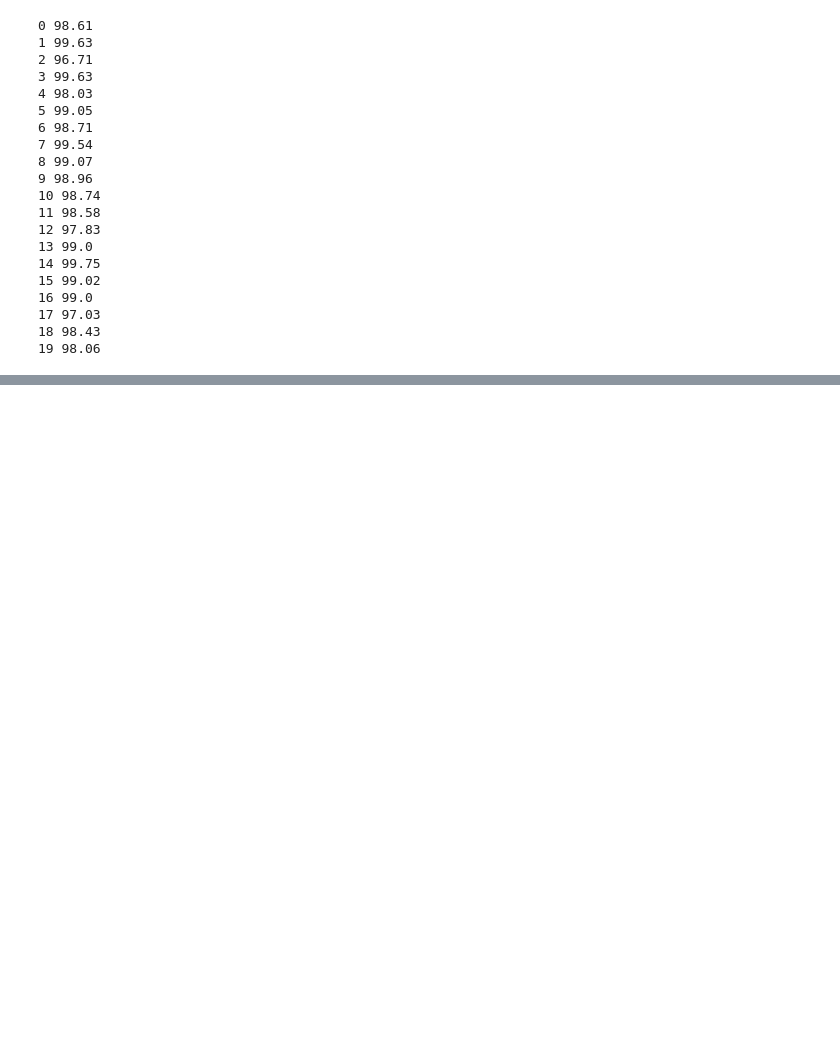
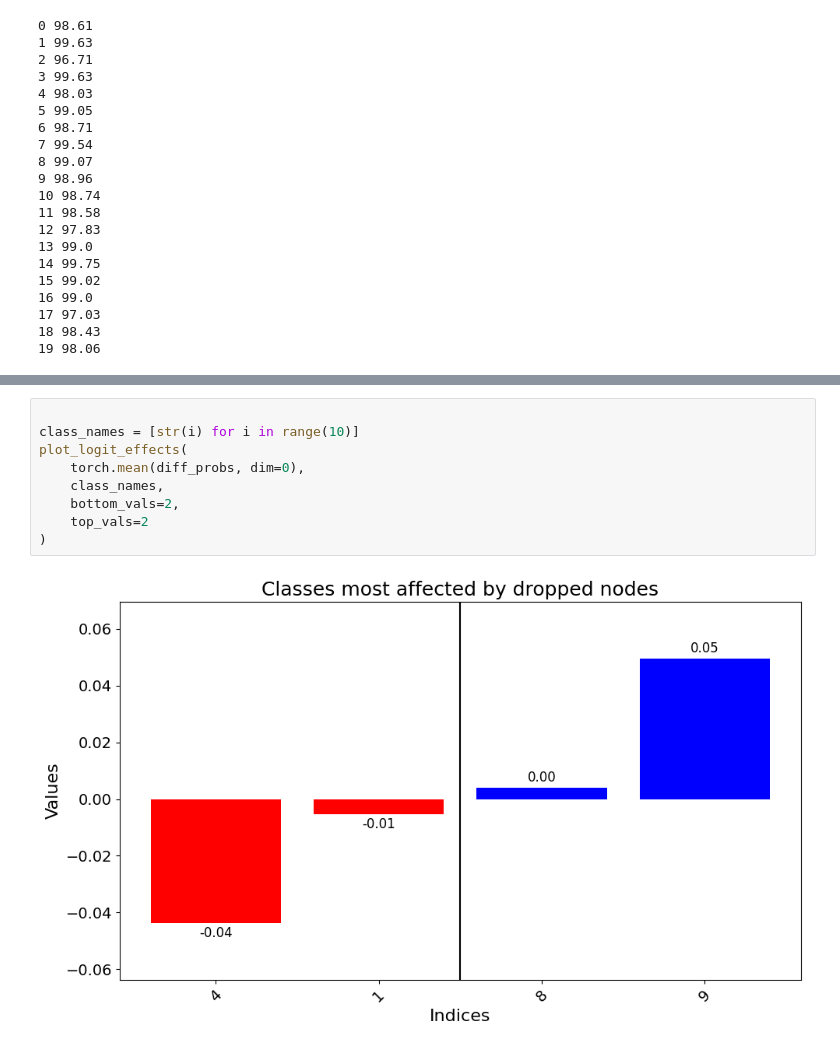
Before and after one commit to TomKerbyLab/Local_CorEx_Experiments, a Jupyter notebook: experiments/paper_neural_networks/delete_node_experiment.ipynb, the cells around one changed output, grey strips where cells are left out. Cells and saved outputs as stored; diff of their text form; blank space fills up the shorter version.

```diff
--- a/experiments/paper_neural_networks/delete_node_experiment.ipynb
+++ b/experiments/paper_neural_networks/delete_node_experiment.ipynb
@@ -202,0 +200,11 @@ diff_probs = plot_perturved_accuracy(do_clf, h1_to_out_13, inputs, labels, index
+# %%
+
+class_names = [str(i) for i in range(10)]
+plot_logit_effects(
+    torch.mean(diff_probs, dim=0),
+    class_names,
+    bottom_vals=2,
+    top_vals=2
+)
+# %% [output]
+[figure, added]
```
Also changed, not shown: parts of 47 cells of this notebook, 9 other files.
